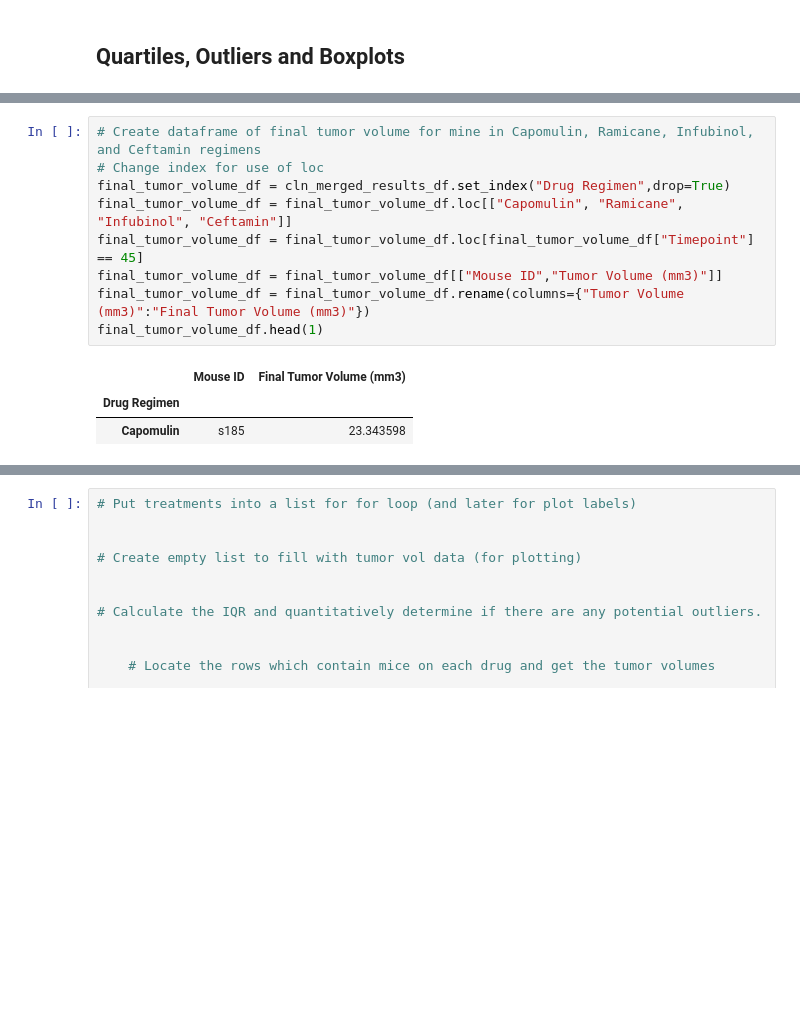
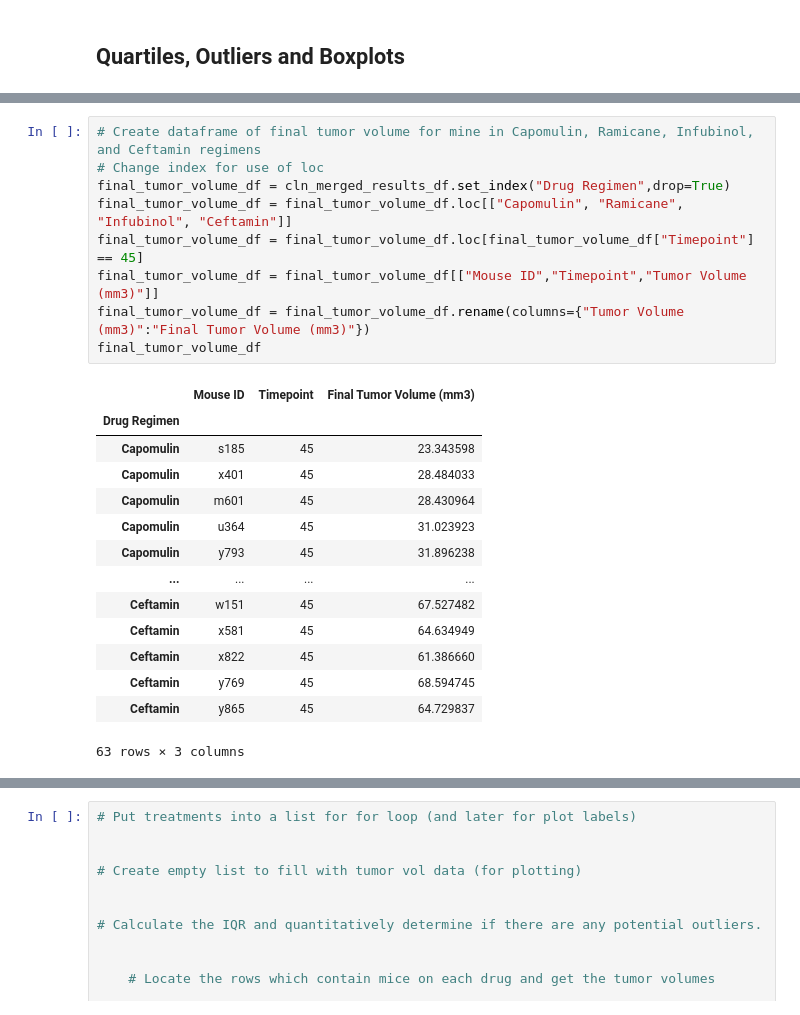
Before and after one commit to cwolf1424/Matplotlib_Challenge, a Jupyter notebook: Starter_Code/Pymaceuticals/pymaceuticals_starter.ipynb, the cells around one changed output, grey strips where cells are left out. Saved outputs shown, nothing was run; the diff lists cells and outputs as text; blank space fills up the shorter version.

```diff
--- a/Starter_Code/Pymaceuticals/pymaceuticals_starter.ipynb
+++ b/Starter_Code/Pymaceuticals/pymaceuticals_starter.ipynb
@@ -256,16 +313,27 @@ plt.show
 # %%
 # Create dataframe of final tumor volume for mine in Capomulin, Ramicane, Infubinol, and Ceftamin regimens
 # Change index for use of loc
 final_tumor_volume_df = cln_merged_results_df.set_index("Drug Regimen",drop=True)
 final_tumor_volume_df = final_tumor_volume_df.loc[["Capomulin", "Ramicane", "Infubinol", "Ceftamin"]]
 final_tumor_volume_df = final_tumor_volume_df.loc[final_tumor_volume_df["Timepoint"] == 45]
-final_tumor_volume_df = final_tumor_volume_df[["Mouse ID","Tumor Volume (mm3)"]]
+final_tumor_volume_df = final_tumor_volume_df[["Mouse ID","Timepoint","Tumor Volume (mm3)"]]
 final_tumor_volume_df = final_tumor_volume_df.rename(columns={"Tumor Volume (mm3)":"Final Tumor Volume (mm3)"})
-final_tumor_volume_df.head(1)
+final_tumor_volume_df
 # %% [output]
-|  | Mouse ID | Final Tumor Volume (mm3) |
-| Drug Regimen |  |  |
-| Capomulin | s185 | 23.343598 |
+|  | Mouse ID | Timepoint | Final Tumor Volume (mm3) |
+| Drug Regimen |  |  |  |
+| Capomulin | s185 | 45 | 23.343598 |
+| Capomulin | x401 | 45 | 28.484033 |
+| Capomulin | m601 | 45 | 28.430964 |
+| Capomulin | u364 | 45 | 31.023923 |
+| Capomulin | y793 | 45 | 31.896238 |
+| ... | ... | ... | ... |
+| Ceftamin | w151 | 45 | 67.527482 |
+| Ceftamin | x581 | 45 | 64.634949 |
+| Ceftamin | x822 | 45 | 61.386660 |
+| Ceftamin | y769 | 45 | 68.594745 |
+| Ceftamin | y865 | 45 | 64.729837 |
+63 rows × 3 columns
 # %%
 # Merge this group df with the original DataFrame to get the tumor volume at the last timepoint
 new_cln_merged_results_df=pd.merge(cln_merged_results_df,final_tumor_volume_df, on = ["Mouse ID"], how = "right")
```
Also changed, not shown: parts of 14 cells of this notebook.
